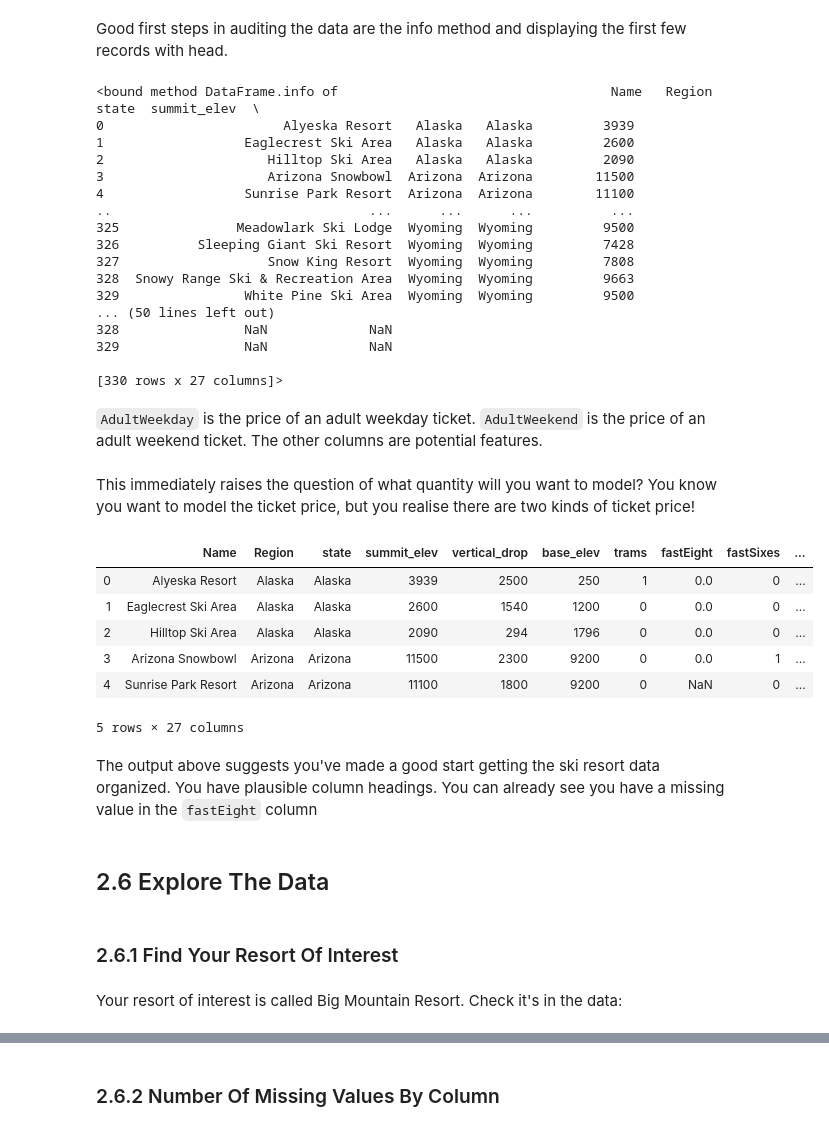
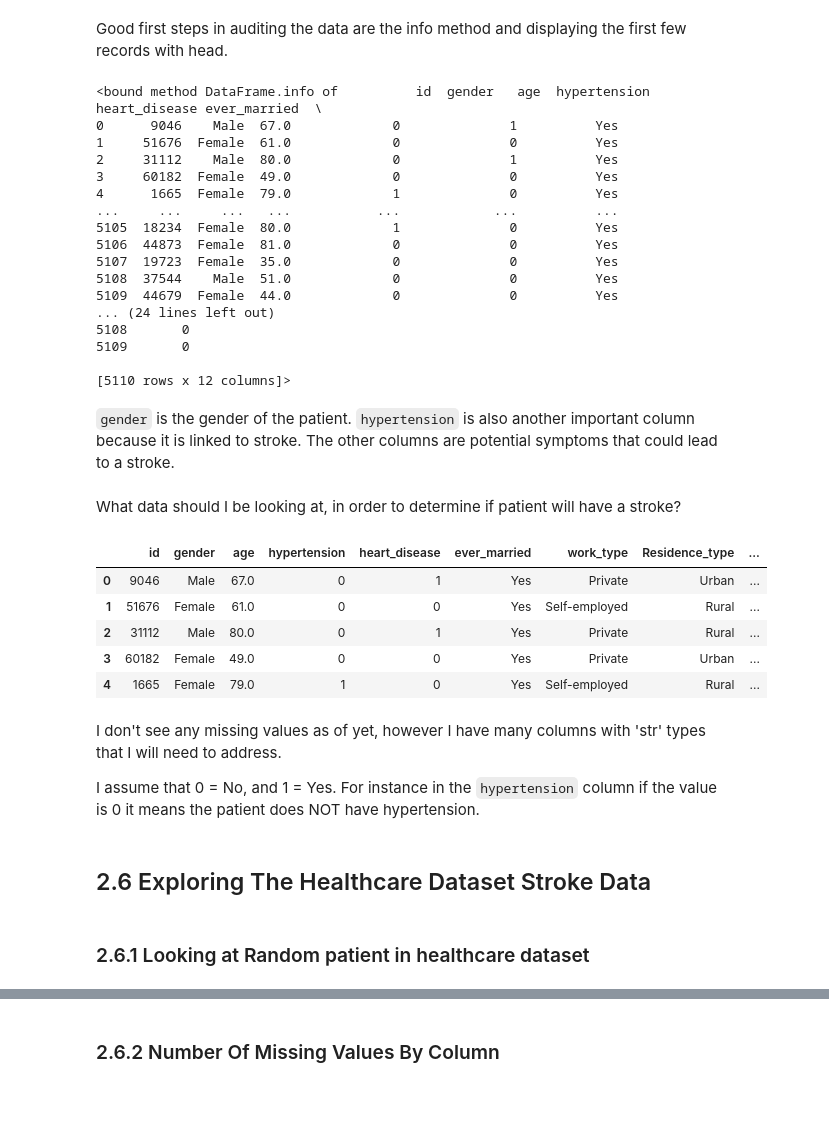
Before and after one commit to FayD21/Capstone-2-Stroke-Prediction, a Jupyter notebook: Notebooks/02_data_wrangling.ipynb, the cells around one changed output, grey strips where cells are left out. Drawn from its saved outputs; the diff is of its cells as text; code cells hidden in the pictures; blank space fills up the shorter version.

Commit message:
Just beginning, and figuring out factors of stroke

```diff
--- a/Notebooks/02_data_wrangling.ipynb
+++ b/Notebooks/02_data_wrangling.ipynb
@@ -84,52 +88,54 @@ There are some fundamental questions to resolve in this notebook before you move
 # %%
 # the supplied CSV data file is the raw_data directory
-ski_data = pd.read_csv('../raw_data/ski_resort_data.csv')
+#ski_data = pd.read_csv('../raw_data/ski_resort_data.csv')
+
+stroke_data = pd.read_csv('../raw_data/healthcare-dataset-stroke-data.csv')
 # %% [markdown]
 Good first steps in auditing the data are the info method and displaying the first few records with head.
 # %%
-#Code task 2#
-#Call the info method on ski_data to see a summary of the data
-ski_data.info
+#Call the info method to see a summary of the data
+stroke_data.info
 # %% [output]
-<bound method DataFrame.info of                                   Name   Region    state  summit_elev  \
-0                       Alyeska Resort   Alaska   Alaska         3939
-1                  Eaglecrest Ski Area   Alaska   Alaska         2600
-2                     Hilltop Ski Area   Alaska   Alaska         2090
-3                     Arizona Snowbowl  Arizona  Arizona        11500
-4                  Sunrise Park Resort  Arizona  Arizona        11100
-..                                 ...      ...      ...          ...
-325               Meadowlark Ski Lodge  Wyoming  Wyoming         9500
-326          Sleeping Giant Ski Resort  Wyoming  Wyoming         7428
-327                   Snow King Resort  Wyoming  Wyoming         7808
-328  Snowy Range Ski & Recreation Area  Wyoming  Wyoming         9663
-329                White Pine Ski Area  Wyoming  Wyoming         9500
-... (50 lines left out)
-328                NaN             NaN
-329                NaN             NaN
+<bound method DataFrame.info of          id  gender   age  hypertension  heart_disease ever_married  \
+0      9046    Male  67.0             0              1          Yes
+1     51676  Female  61.0             0              0          Yes
+2     31112    Male  80.0             0              1          Yes
+3     60182  Female  49.0             0              0          Yes
+4      1665  Female  79.0             1              0          Yes
+...     ...     ...   ...           ...            ...          ...
+5105  18234  Female  80.0             1              0          Yes
+5106  44873  Female  81.0             0              0          Yes
+5107  19723  Female  35.0             0              0          Yes
+5108  37544    Male  51.0             0              0          Yes
+5109  44679  Female  44.0             0              0          Yes
+... (24 lines left out)
+5108       0
+5109       0
 
-[330 rows x 27 columns]>
+[5110 rows x 12 columns]>
-# %% [markdown]
-`AdultWeekday` is the price of an adult weekday ticket. `AdultWeekend` is the price of an adult weekend ticket. The other columns are potential features.
-# %% [markdown]
-This immediately raises the question of what quantity will you want to model? You know you want to model the ticket price, but you realise there are two kinds of ticket price!
+# %% [markdown]
+`gender` is the gender of the patient.
+`hypertension` is also another important column because it is linked to stroke.
+The other columns are potential symptoms that could lead to a stroke.
+# %% [markdown]
+What data should I be looking at, in order to determine if patient will have a stroke?
 # %%
 #Code task 3#
 #Call the head method on ski_data to print the first several rows of the data
-ski_data.head()
+stroke_data.head()
 # %% [output]
-|  | Name | Region | state | summit_elev | vertical_drop | base_elev | trams | fastEight | fastSixes | ... |
-| 0 | Alyeska Resort | Alaska | Alaska | 3939 | 2500 | 250 | 1 | 0.0 | 0 | ... |
-| 1 | Eaglecrest Ski Area | Alaska | Alaska | 2600 | 1540 | 1200 | 0 | 0.0 | 0 | ... |
-| 2 | Hilltop Ski Area | Alaska | Alaska | 2090 | 294 | 1796 | 0 | 0.0 | 0 | ... |
-| 3 | Arizona Snowbowl | Arizona | Arizona | 11500 | 2300 | 9200 | 0 | 0.0 | 1 | ... |
-| 4 | Sunrise Park Resort | Arizona | Arizona | 11100 | 1800 | 9200 | 0 | NaN | 0 | ... |
+|  | id | gender | age | hypertension | heart_disease | ever_married | work_type | Residence_type | ... |
+| 0 | 9046 | Male | 67.0 | 0 | 1 | Yes | Private | Urban | ... |
+| 1 | 51676 | Female | 61.0 | 0 | 0 | Yes | Self-employed | Rural | ... |
+| 2 | 31112 | Male | 80.0 | 0 | 1 | Yes | Private | Rural | ... |
+| 3 | 60182 | Female | 49.0 | 0 | 0 | Yes | Private | Urban | ... |
+| 4 | 1665 | Female | 79.0 | 1 | 0 | Yes | Self-employed | Rural | ... |
-5 rows × 27 columns
-# %% [markdown]
-The output above suggests you've made a good start getting the ski resort data organized. You have plausible column headings. You can already see you have a missing value in the `fastEight` column
+# %% [markdown]
+I don't see any missing values as of yet, however I have many columns with 'str' types that I will need to address.
+
+I assume that 0 = No, and 1 = Yes. For instance in the `hypertension` column if the value is 0 it means the patient does NOT have hypertension.
 # %% [markdown]
-## 2.6 Explore The Data<a id='2.6_Explore_The_Data'></a>
+## 2.6 Exploring The Healthcare Dataset Stroke Data<a id='2.6_Explore_The_Data'></a>
 # %% [markdown]
-### 2.6.1 Find Your Resort Of Interest<a id='2.6.1_Find_Your_Resort_Of_Interest'></a>
+### 2.6.1 Looking at Random patient in healthcare dataset <a id='2.6.1_Find_Your_Resort_Of_Interest'></a>
-# %% [markdown]
-Your resort of interest is called Big Mountain Resort. Check it's in the data:
 # %%
```
Also changed, not shown: parts of 64 cells of this notebook.
